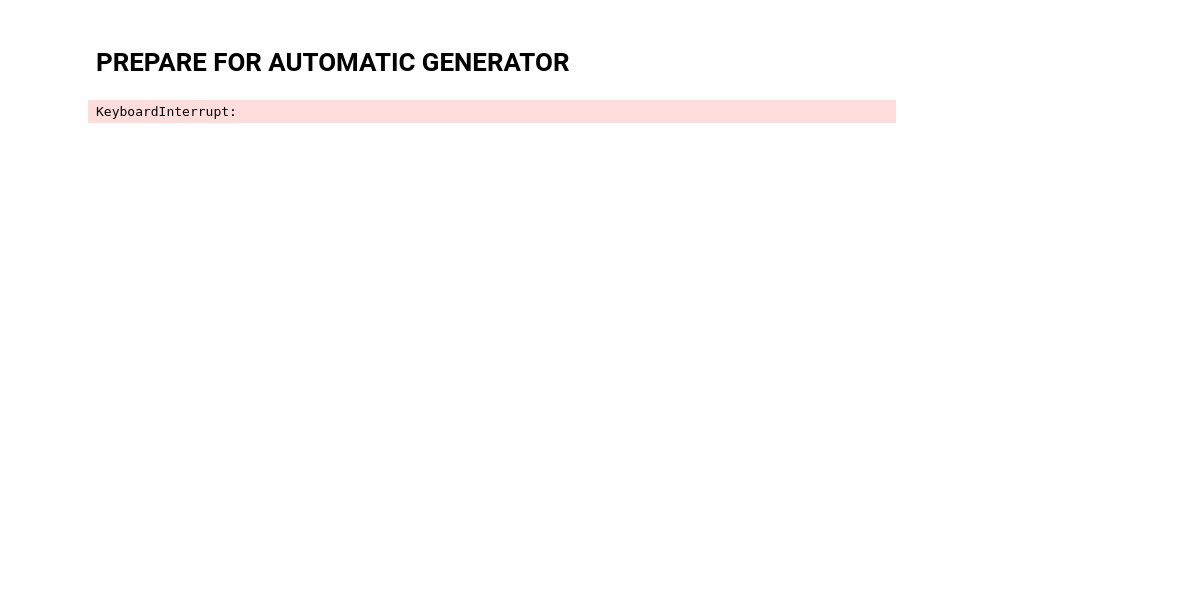
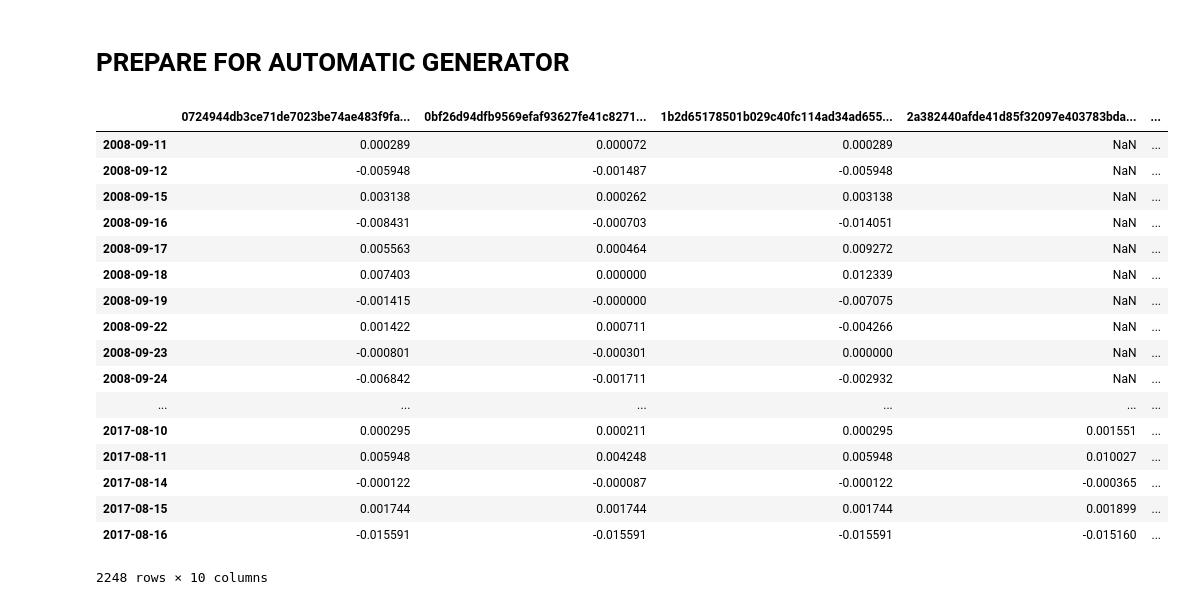
Before and after one commit to SignalBuilders/walkforwardTrader, a Jupyter notebook: Automatic Portfolio Generation.ipynb, the cells around one changed output. Cells and saved outputs as stored; diff of their text form; code cells hidden in the pictures; blank space fills up the shorter version.

```diff
--- a/Automatic Portfolio Generation.ipynb
+++ b/Automatic Portfolio Generation.ipynb
@@ -191,14 +200,30 @@ KeyboardInterrupt:
 # PREPARE FOR AUTOMATIC GENERATOR
 # %%
 aggregateReturns, aggregatePredictions = portfolioGeneration.generateAggregateReturnsPredictions(allModels, joinedData)
-display(aggregateReturns)
 cleanedReturns = aggregateReturns.dropna()
 cleanedPredictions = aggregatePredictions.dropna()
 hashToModel = {}
 for item in allModels:
     hashToModel[portfolio.getModelHash(item)] = item
 # %% [output]
+|  | 0724944db3ce71de7023be74ae483f9fa... | 0bf26d94dfb9569efaf93627fe41c8271... | 1b2d65178501b029c40fc114ad34ad655... | 2a382440afde41d85f32097e403783bda... | ... |
+| 2008-09-11 | 0.000289 | 0.000072 | 0.000289 | NaN | ... |
+| 2008-09-12 | -0.005948 | -0.001487 | -0.005948 | NaN | ... |
+| 2008-09-15 | 0.003138 | 0.000262 | 0.003138 | NaN | ... |
+| 2008-09-16 | -0.008431 | -0.000703 | -0.014051 | NaN | ... |
+| 2008-09-17 | 0.005563 | 0.000464 | 0.009272 | NaN | ... |
+| 2008-09-18 | 0.007403 | 0.000000 | 0.012339 | NaN | ... |
+| 2008-09-19 | -0.001415 | -0.000000 | -0.007075 | NaN | ... |
+| 2008-09-22 | 0.001422 | 0.000711 | -0.004266 | NaN | ... |
+| 2008-09-23 | -0.000801 | -0.000301 | 0.000000 | NaN | ... |
+| 2008-09-24 | -0.006842 | -0.001711 | -0.002932 | NaN | ... |
+| ... | ... | ... | ... | ... | ... |
+| 2017-08-10 | 0.000295 | 0.000211 | 0.000295 | 0.001551 | ... |
+| 2017-08-11 | 0.005948 | 0.004248 | 0.005948 | 0.010027 | ... |
+| 2017-08-14 | -0.000122 | -0.000087 | -0.000122 | -0.000365 | ... |
+| 2017-08-15 | 0.001744 | 0.001744 | 0.001744 | 0.001899 | ... |
+| 2017-08-16 | -0.015591 | -0.015591 | -0.015591 | -0.015160 | ... |
-KeyboardInterrupt:
+2248 rows × 10 columns
 # %%
 display(cleanedReturns)
 # %% [output]
```
Also changed, not shown: parts of 9 cells of this notebook.
